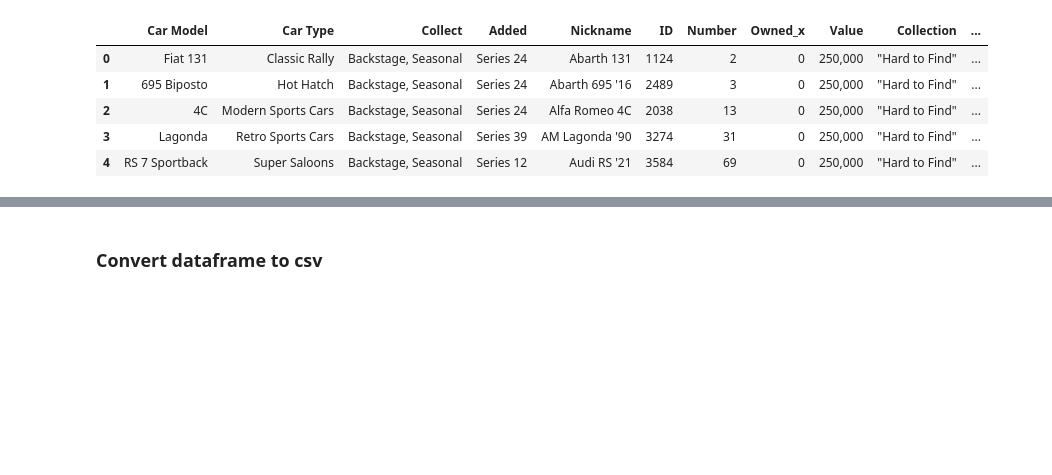
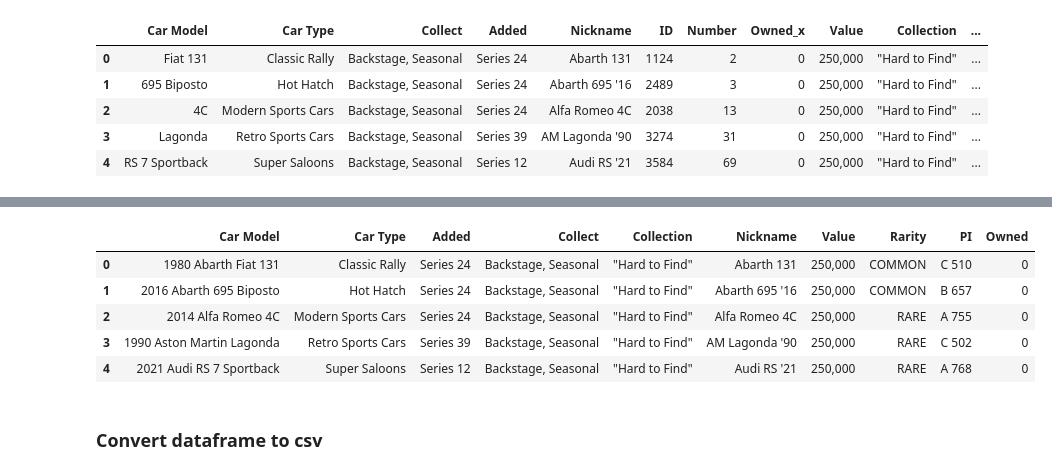
Before and after one commit to iaspidem/fh-cars-list, a Jupyter notebook: fh5-process-ext.ipynb, the cells around one changed output, grey strips where cells are left out. Drawn from its saved outputs; the diff is of its cells as text; code cells hidden in the pictures; blank space fills up the shorter version.

Commit message:
rearrange columns

```diff
--- a/fh5-process-ext.ipynb
+++ b/fh5-process-ext.ipynb
@@ -596,3 +595,14 @@ Name: count, dtype: int64
+# %%
+df_missing_master = df_missing_master.iloc[:, [0, 1, 3, 2, 6, 4, 5, 7, 8, 9]]
+df_missing_master.rename(columns={ df_missing_master.columns[9]: "Owned" }, inplace=True)
+df_missing_master.head()
+# %% [output]
+|  | Car Model | Car Type | Added | Collect | Collection | Nickname | Value | Rarity | PI | Owned |
+| 0 | 1980 Abarth Fiat 131 | Classic Rally | Series 24 | Backstage, Seasonal | "Hard to Find" | Abarth 131 | 250,000 | COMMON | C 510 | 0 |
+| 1 | 2016 Abarth 695 Biposto | Hot Hatch | Series 24 | Backstage, Seasonal | "Hard to Find" | Abarth 695 '16 | 250,000 | COMMON | B 657 | 0 |
+| 2 | 2014 Alfa Romeo 4C | Modern Sports Cars | Series 24 | Backstage, Seasonal | "Hard to Find" | Alfa Romeo 4C | 250,000 | RARE | A 755 | 0 |
+| 3 | 1990 Aston Martin Lagonda | Retro Sports Cars | Series 39 | Backstage, Seasonal | "Hard to Find" | AM Lagonda '90 | 250,000 | RARE | C 502 | 0 |
+| 4 | 2021 Audi RS 7 Sportback | Super Saloons | Series 12 | Backstage, Seasonal | "Hard to Find" | Audi RS '21 | 250,000 | RARE | A 768 | 0 |
 # %% [markdown]
 ### Convert dataframe to csv
 # %%
```
Also changed, not shown: parts of 4 cells of this notebook.
